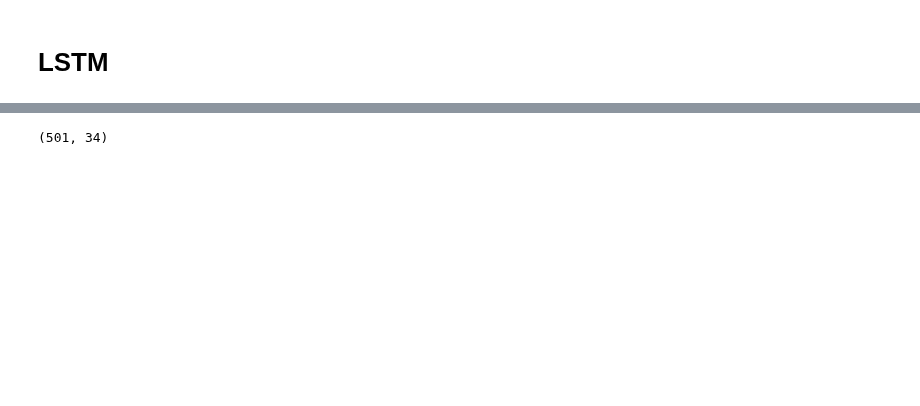
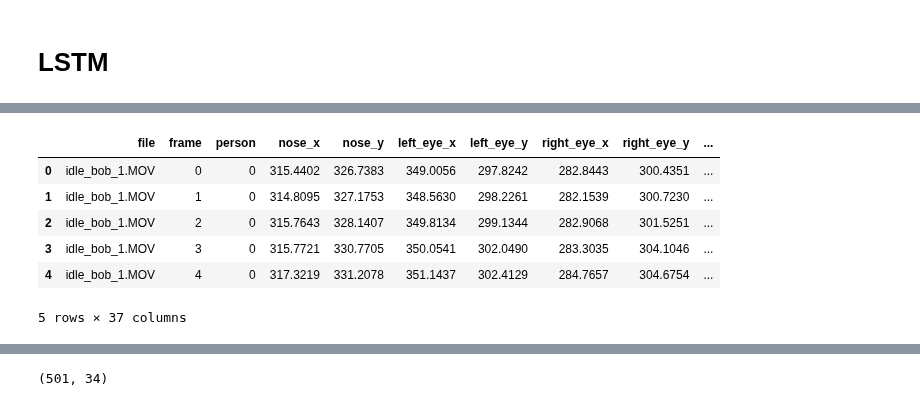
Before and after one commit to moonrabbitt/emotionmotion_transformer, a Jupyter notebook: notebooks/prototypes/basic-prototype-2-LSTM.ipynb, the cells around one changed output, grey strips where cells are left out. Cells and saved outputs as stored; diff of their text form; code cells hidden in the pictures; blank space fills up the shorter version.

```diff
--- a/notebooks/prototypes/basic-prototype-2-LSTM.ipynb
+++ b/notebooks/prototypes/basic-prototype-2-LSTM.ipynb
@@ -214,3 +228,15 @@ df
+# %%
+
+
+df.head()
+# %% [output]
+|  | file | frame | person | nose_x | nose_y | left_eye_x | left_eye_y | right_eye_x | right_eye_y | ... |
+| 0 | idle_bob_1.MOV | 0 | 0 | 315.4402 | 326.7383 | 349.0056 | 297.8242 | 282.8443 | 300.4351 | ... |
+| 1 | idle_bob_1.MOV | 1 | 0 | 314.8095 | 327.1753 | 348.5630 | 298.2261 | 282.1539 | 300.7230 | ... |
+| 2 | idle_bob_1.MOV | 2 | 0 | 315.7643 | 328.1407 | 349.8134 | 299.1344 | 282.9068 | 301.5251 | ... |
+| 3 | idle_bob_1.MOV | 3 | 0 | 315.7721 | 330.7705 | 350.0541 | 302.0490 | 283.3035 | 304.1046 | ... |
+| 4 | idle_bob_1.MOV | 4 | 0 | 317.3219 | 331.2078 | 351.1437 | 302.4129 | 284.7657 | 304.6754 | ... |
+5 rows × 37 columns
 # %%
 import matplotlib.pyplot as plt
 
```
Also changed, not shown: parts of 19 cells of this notebook, 2 other files.
